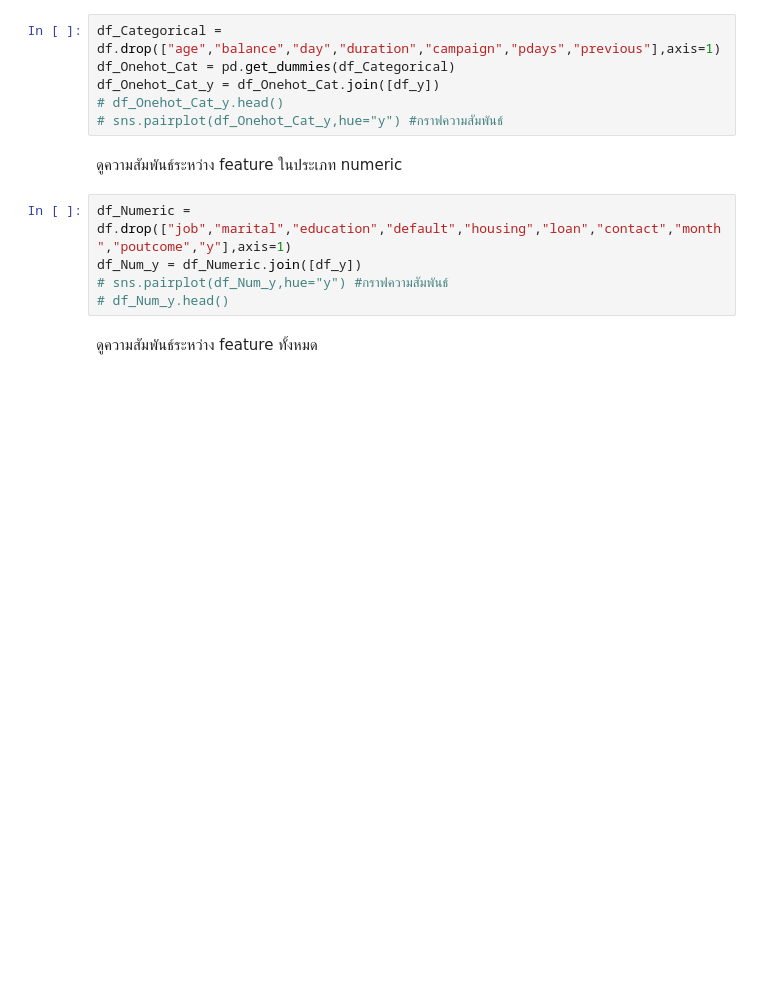
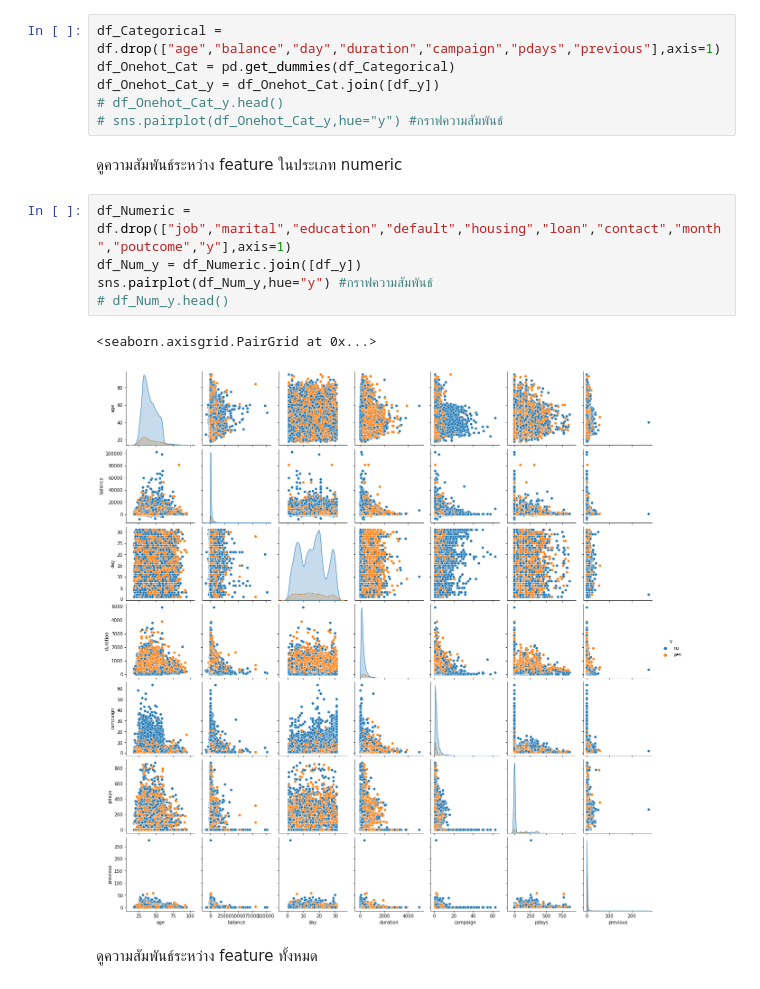
Before and after one commit to Kla10011/FRA503-MACHINE-LEARNING, a Jupyter notebook: HW_1_6351_bank/HW1_6351.ipynb, the cells around one changed output. Cells and saved outputs as stored; diff of their text form; blank space fills up the shorter version.

```diff
--- a/HW_1_6351_bank/HW1_6351.ipynb
+++ b/HW_1_6351_bank/HW1_6351.ipynb
@@ -25,8 +25,11 @@ df_Onehot_Cat_y = df_Onehot_Cat.join([df_y])
 # %%
 df_Numeric = df.drop(["job","marital","education","default","housing","loan","contact","month","poutcome","y"],axis=1)
 df_Num_y = df_Numeric.join([df_y])
-# sns.pairplot(df_Num_y,hue="y") #กราฟความสัมพันธ์
+sns.pairplot(df_Num_y,hue="y") #กราฟความสัมพันธ์
 # df_Num_y.head()
+# %% [output]
+<seaborn.axisgrid.PairGrid at 0x...>
+[figure, added]
 # %% [markdown]
 ดูความสัมพันธ์ระหว่าง feature ทั้งหมด
 # %%
```
Also changed, not shown: parts of 3 cells of this notebook, 6 other files.
